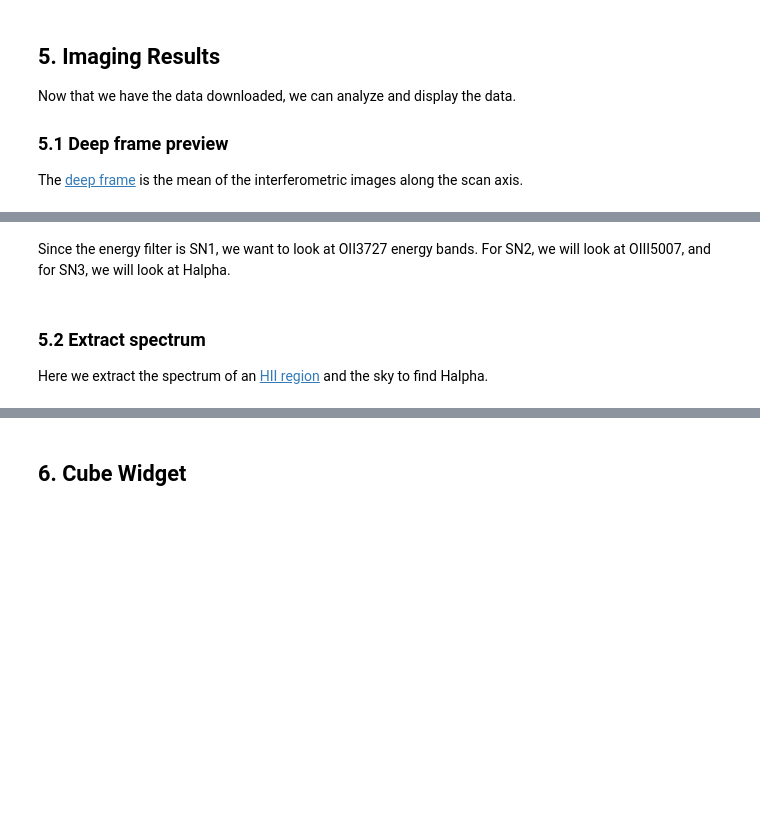
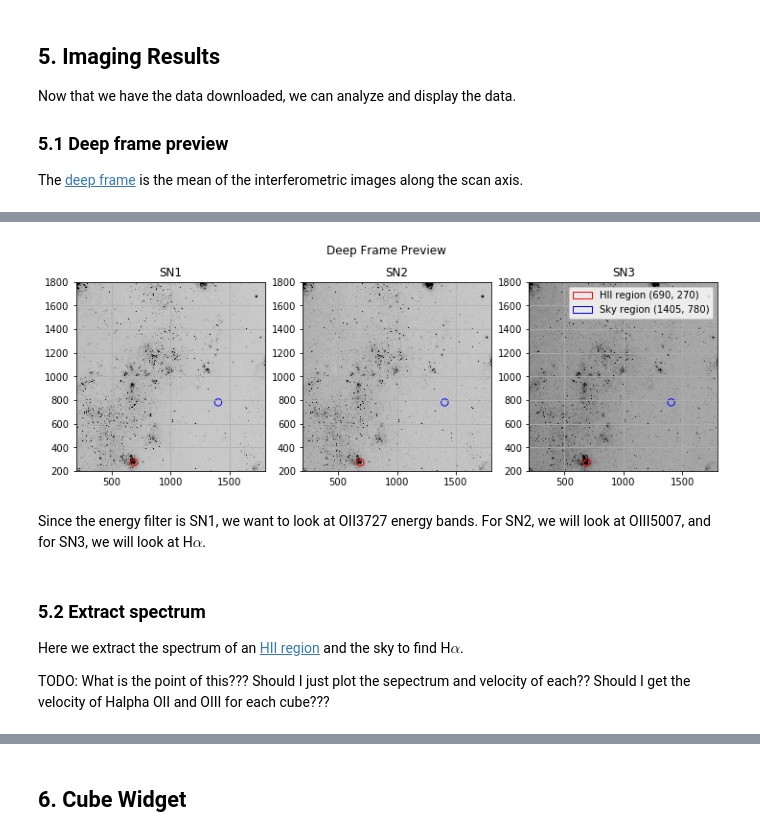
Before and after one commit to ellieb/astroquery_tutorial, a Jupyter notebook: astroquery_example_sitelle.ipynb, the cells around one changed output, grey strips where cells are left out. Drawn from its saved outputs; the diff is of its cells as text; code cells hidden in the pictures; blank space fills up the shorter version.

```diff
--- a/astroquery_example_sitelle.ipynb
+++ b/astroquery_example_sitelle.ipynb
@@ -195,12 +199,11 @@ Now that we have the data downloaded, we can analyze and display the data.
 ### 5.1 Deep frame preview
 The [deep frame](http://celeste.phy.ulaval.ca/orcs-doc/examples/deep_wcs.html?highlight=deep%20frame) is the mean of the interferometric images along the scan axis.
 # %%
-#TODO: Do different colours?? rgb image???
 fig, axes = plt.subplots(nrows=1, ncols=3, figsize=(12, 4), frameon=False)
 
-hii_circle = lambda : plt.Circle((xrhii, yrhii), aperture*6, ec='red',
+hii_circle = lambda : plt.Circle((xrhii, yrhii), aperture*10, ec='red',
                                  fill=False, label='HII region ({}, {})'.format(xrhii, yrhii))
-sky_circle = lambda : plt.Circle((xsky, ysky), aperture*6, ec='blue',
+sky_circle = lambda : plt.Circle((xsky, ysky), aperture*10, ec='blue',
                                  fill=False, label='Sky region ({}, {})'.format(xsky, ysky))
 
 for ax, data in zip(axes, data_list):
@@ -229,9 +230,12 @@ fig.suptitle('Deep Frame Preview');
+[figure, added]
 # %% [markdown]
-Since the energy filter is SN1, we want to look at OII3727 energy bands. For SN2, we will look at OIII5007, and for SN3, we will look at Halpha.
+Since the energy filter is SN1, we want to look at OII3727 energy bands. For SN2, we will look at OIII5007, and for SN3, we will look at H$\alpha$.
 # %% [markdown]
 ### 5.2 Extract spectrum
 
-Here we extract the spectrum of an [HII region](https://en.wikipedia.org/wiki/H_II_region) and the sky to find Halpha.
+Here we extract the spectrum of an [HII region](https://en.wikipedia.org/wiki/H_II_region) and the sky to find H$\alpha$.
+
+TODO: What is the point of this??? Should I just plot the sepectrum and velocity of each?? Should I get the velocity of Halpha OII and OIII for each cube???
 # %%
 # pos_def: Definition of the position (i.e. wavenumber) parameter of each
 #    line e.g. may be ‘free’, ‘fixed’ or a group key (e.g. ‘1’, ‘a’ etc.),
```
Also changed, not shown: parts of 15 cells of this notebook, 1 other file.
